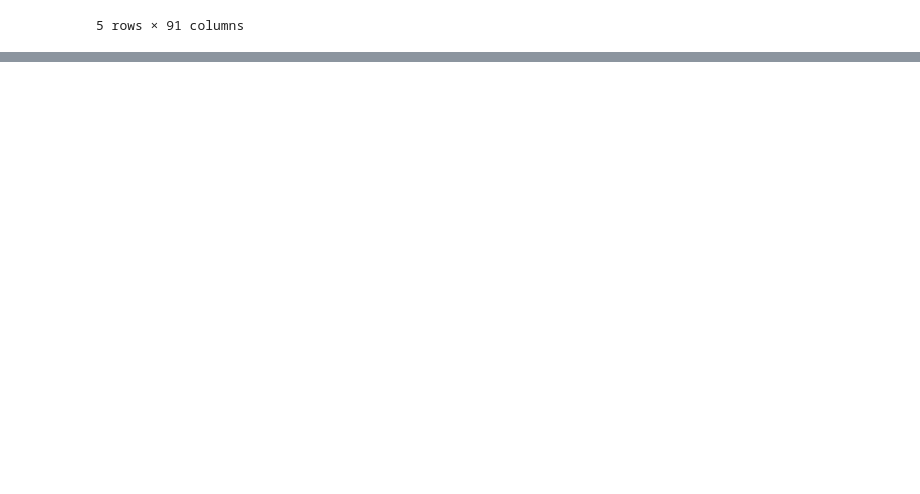
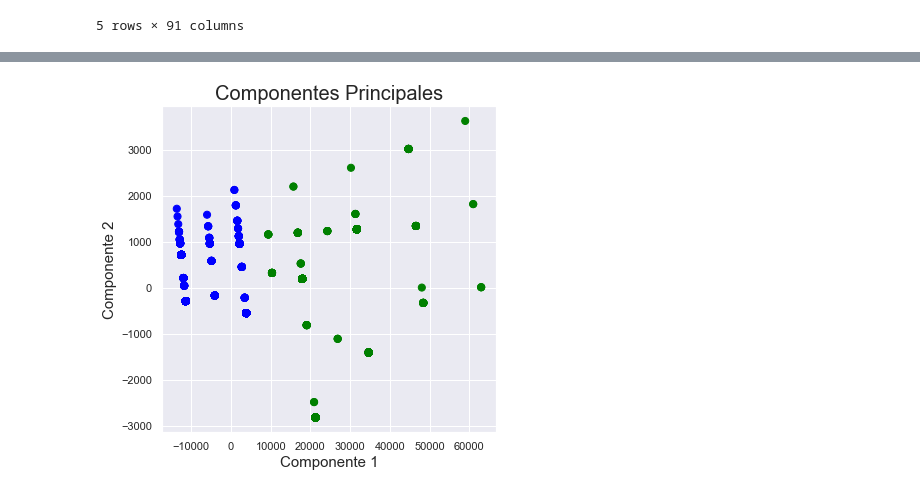
Before and after one commit to medinaltbx/G6_DP3, a Jupyter notebook: notebooks/clusteringK2.ipynb, the cells around one changed output, grey strips where cells are left out. Drawn from its saved outputs; the diff is of its cells as text; code cells hidden in the pictures; blank space fills up the shorter version.

```diff
--- a/notebooks/clusteringK2.ipynb
+++ b/notebooks/clusteringK2.ipynb
@@ -78,0 +81,9 @@ mt.to_csv("mt_clusters.csv",sep=';',index=False)
+# %%
+from sklearn.decomposition import PCA
+
+pca = PCA(n_components=2)
+pca_mt_cl = pca.fit_transform(mt_cl)
+pca_mt_cl_df = pd.DataFrame(data=pca_mt_cl, columns = ['Componente_1', 'Componente_2'])
+pca_nombres_mt = pd.concat([pca_mt_cl_df, mt[['Kmeans_Cluster']]], axis=1)
+
+pca_nombres_mt
@@ -78,0 +106,14 @@ mt.to_csv("mt_clusters.csv",sep=';',index=False)
+# %%
+fig = plt.figure(figsize = (6,6))
+
+ax = fig.add_subplot(1,1,1)
+ax.set_xlabel('Componente 1', fontsize = 15)
+ax.set_ylabel('Componente 2', fontsize = 15)
+ax.set_title('Componentes Principales', fontsize = 20)
+
+color_theme = np.array(["blue", "green", "orange"])
+ax.scatter(x = pca_nombres_mt.Componente_1, y = pca_nombres_mt.Componente_2,
+          c=color_theme[pca_nombres_mt.Kmeans_Cluster], s = 50)
+plt.show()
+# %% [output]
+[figure, added]
```
Also changed, not shown: parts of 3 cells of this notebook.
